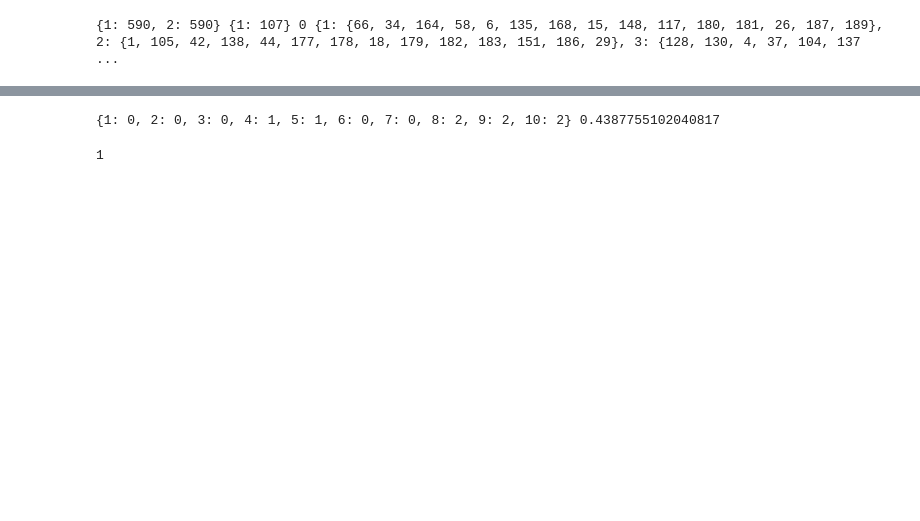
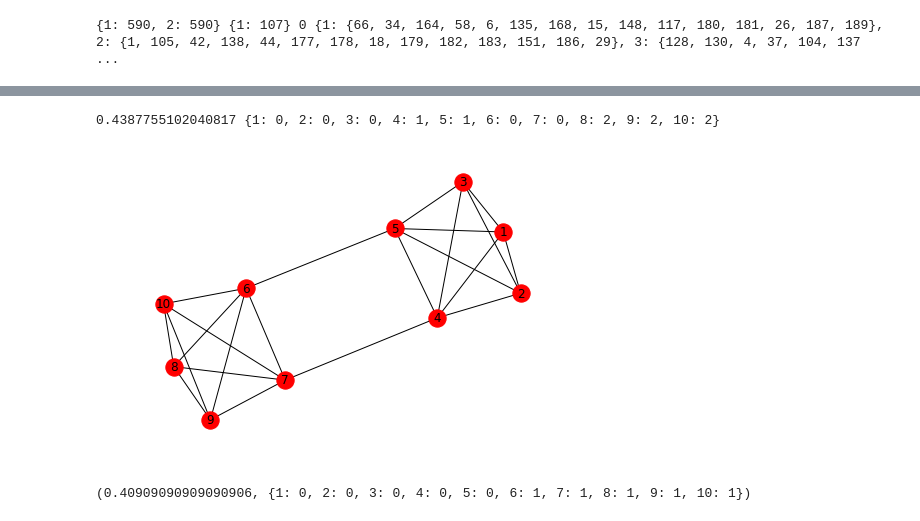
Before and after one commit to prishni/debug-louvain, a Jupyter notebook: junk_code.ipynb, the cells around one changed output, grey strips where cells are left out. Saved outputs shown, nothing was run; the diff lists cells and outputs as text; code cells hidden in the pictures; blank space fills up the shorter version.

Commit message:
calculated the percentage reduction in avg gap, created testnetworks and checked how mixmod reacts to it. Made all the required changes to dualmod(written in mtp copy)

```diff
--- a/junk_code.ipynb
+++ b/junk_code.ipynb
@@ -78,10 +65,6 @@ plt.show()
 # %%
 part = community.best_partition(ml_network)
 mod = community.modularity(part, ml_network)
-print(part, mod)
+print(mod, part)
 # %% [output]
-{1: 0, 2: 0, 3: 0, 4: 1, 5: 1, 6: 0, 7: 0, 8: 2, 9: 2, 10: 2} 0.4387755102040817
+0.4387755102040817 {1: 0, 2: 0, 3: 0, 4: 1, 5: 1, 6: 0, 7: 0, 8: 2, 9: 2, 10: 2}
-# %%
-g[1][2].get('weight', 1)
-# %% [output]
-1
@@ -105,0 +71,13 @@ fout.close()
+# %%
+# calling best partition for testnetwork1
+outfilename = "./nets/testnetwork2_ml_network.pickle"
+fin = open(outfilename, 'rb')
+ml_network, layer, node_l, node_c, top, bot, couple, edge_l, edge_c, mu, commu = pickle.load(fin)
+nx.draw(ml_network, with_labels = True)
+plt.show()
+part = community.best_partition(ml_network)
+mod = community.modularity(part, ml_network)
+print(mod, part)
+# %% [output]
+[figure, added]
+(0.40909090909090906, {1: 0, 2: 0, 3: 0, 4: 0, 5: 0, 6: 1, 7: 1, 8: 1, 9: 1, 10: 1})
```
Also changed, not shown: parts of 7 cells of this notebook, 53 other files.
